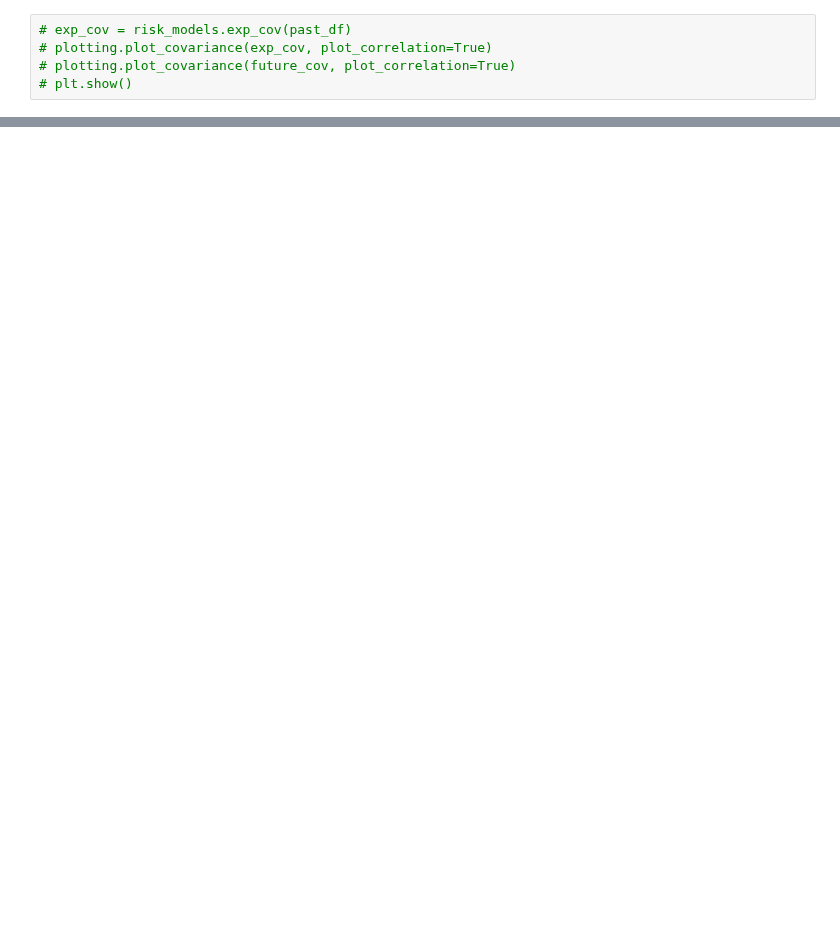
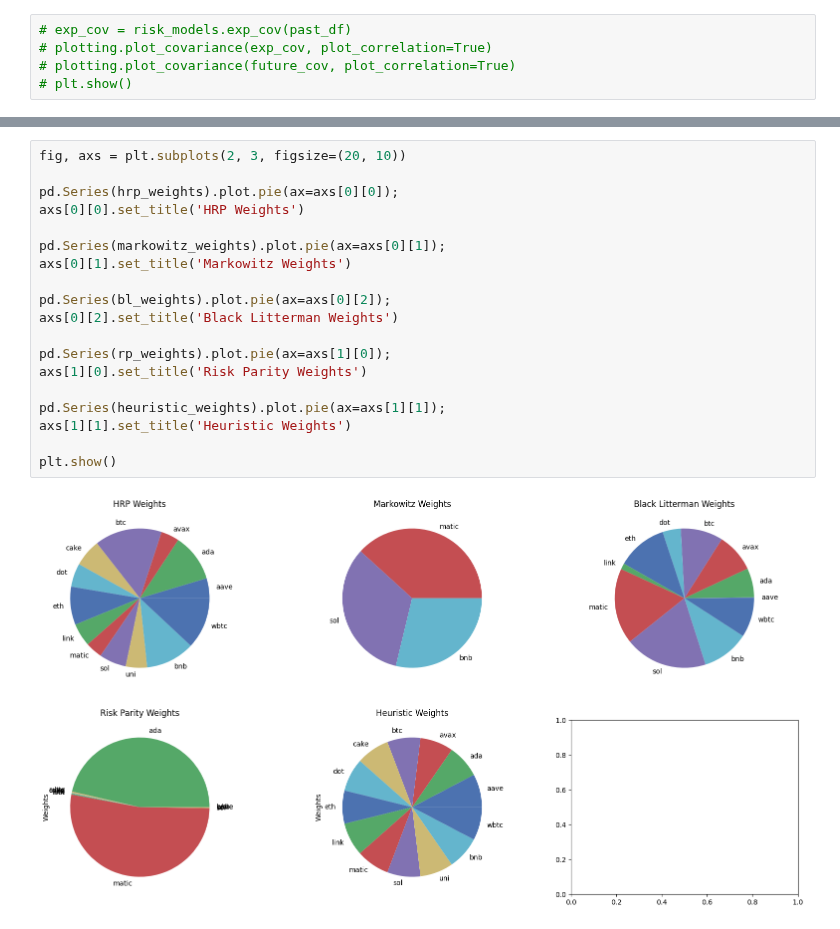
Before and after one commit to arguiot/portfolio, a Jupyter notebook: portfolio.ipynb, the cells around one changed output, grey strips where cells are left out. Drawn from its saved outputs; the diff is of its cells as text; blank space fills up the shorter version.

```diff
--- a/portfolio.ipynb
+++ b/portfolio.ipynb
@@ -162 +152,22 @@ dtype: float64
+# %%
+fig, axs = plt.subplots(2, 3, figsize=(20, 10))
+
+pd.Series(hrp_weights).plot.pie(ax=axs[0][0]);
+axs[0][0].set_title('HRP Weights')
+
+pd.Series(markowitz_weights).plot.pie(ax=axs[0][1]);
+axs[0][1].set_title('Markowitz Weights')
+
+pd.Series(bl_weights).plot.pie(ax=axs[0][2]);
+axs[0][2].set_title('Black Litterman Weights')
+
+pd.Series(rp_weights).plot.pie(ax=axs[1][0]);
+axs[1][0].set_title('Risk Parity Weights')
+
+pd.Series(heuristic_weights).plot.pie(ax=axs[1][1]);
+axs[1][1].set_title('Heuristic Weights')
+
+plt.show()
+# %% [output]
+[figure, added]
 # %%
```
Also changed, not shown: parts of 16 cells of this notebook, 8 other files.
